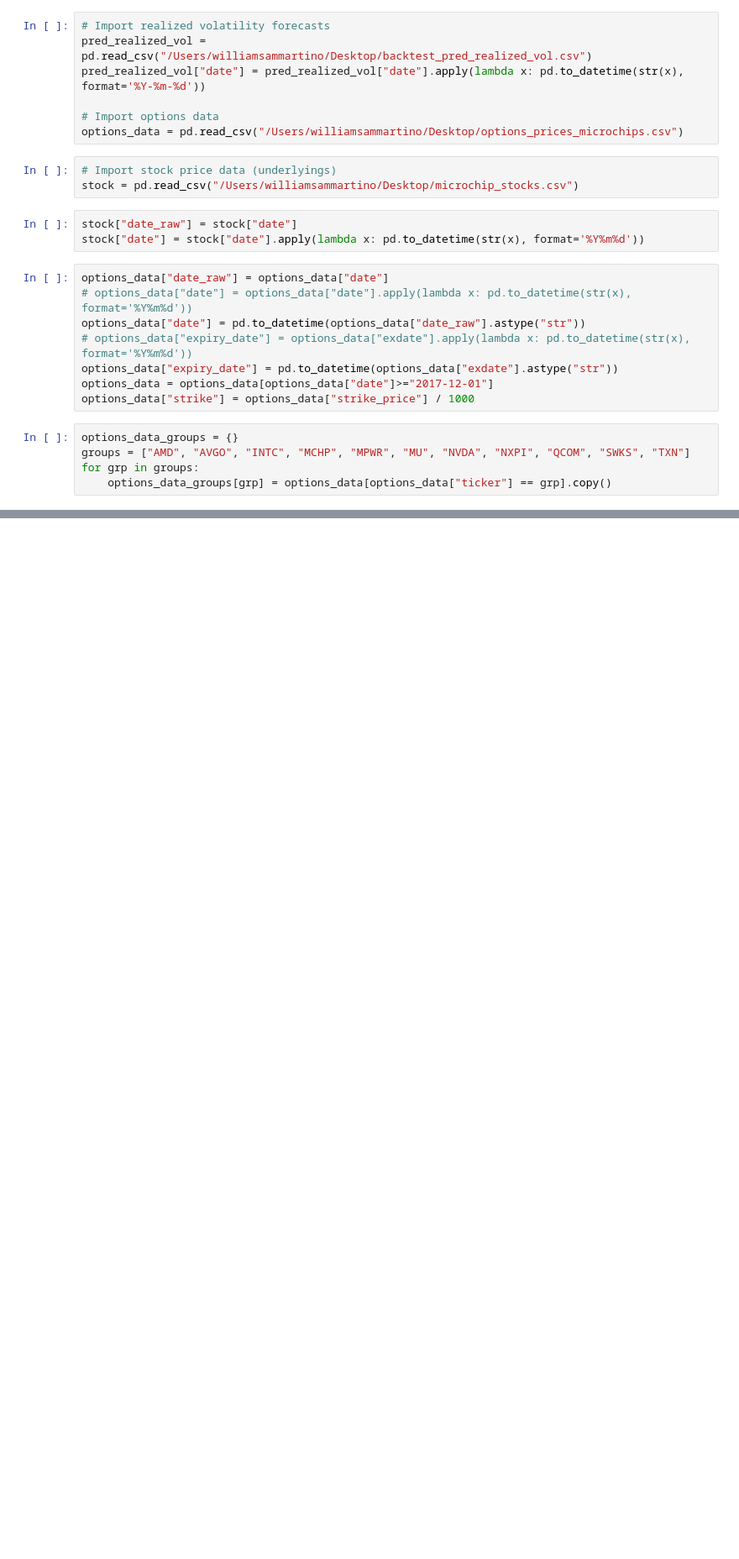
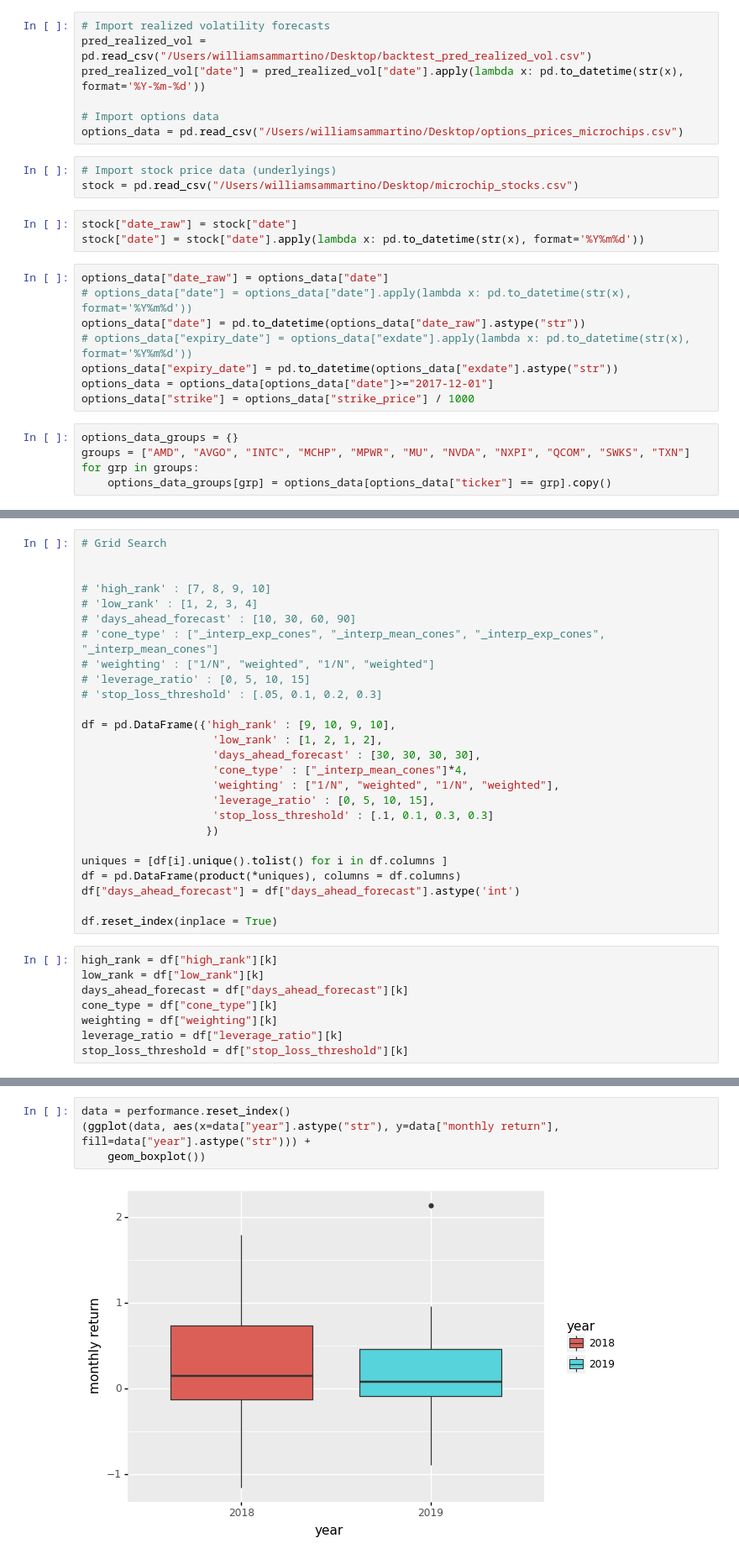
Before and after one commit to stochasticwut/Volatility_Surface_Spread_Trading_Strategy, a Jupyter notebook: Vol Cone Strategy.ipynb, the cells around one changed output, grey strips where cells are left out. Shown at 84% size. Saved outputs shown, nothing was run; the diff lists cells and outputs as text; blank space fills up the shorter version.

```diff
--- a/Vol Cone Strategy.ipynb
+++ b/Vol Cone Strategy.ipynb
@@ -749,0 +721,34 @@ pd.concat(portfolio)[['ticker',  'cp_flag', 'days_to_expiry', 'strike', 'best_bi
+# %%
+# Grid Search
+
+
+# 'high_rank' : [7, 8, 9, 10]
+# 'low_rank' : [1, 2, 3, 4]
+# 'days_ahead_forecast' : [10, 30, 60, 90]
+# 'cone_type' : ["_interp_exp_cones", "_interp_mean_cones", "_interp_exp_cones", "_interp_mean_cones"]
+# 'weighting' : ["1/N", "weighted", "1/N", "weighted"]
+# 'leverage_ratio' : [0, 5, 10, 15]
+# 'stop_loss_threshold' : [.05, 0.1, 0.2, 0.3]
+
+df = pd.DataFrame({'high_rank' : [9, 10, 9, 10],
+                    'low_rank' : [1, 2, 1, 2],
+                    'days_ahead_forecast' : [30, 30, 30, 30],
+                    'cone_type' : ["_interp_mean_cones"]*4,
+                    'weighting' : ["1/N", "weighted", "1/N", "weighted"],
+                    'leverage_ratio' : [0, 5, 10, 15],
+                    'stop_loss_threshold' : [.1, 0.1, 0.3, 0.3]
+                   })
+
+uniques = [df[i].unique().tolist() for i in df.columns ]
+df = pd.DataFrame(product(*uniques), columns = df.columns)
+df["days_ahead_forecast"] = df["days_ahead_forecast"].astype('int')
+
+df.reset_index(inplace = True)
+# %%
+high_rank = df["high_rank"][k]
+low_rank = df["low_rank"][k]
+days_ahead_forecast = df["days_ahead_forecast"][k]
+cone_type = df["cone_type"][k]
+weighting = df["weighting"][k]
+leverage_ratio = df["leverage_ratio"][k]
+stop_loss_threshold = df["stop_loss_threshold"][k]
@@ -749,0 +1183,6 @@ pd.concat(portfolio)[['ticker',  'cp_flag', 'days_to_expiry', 'strike', 'best_bi
+# %%
+data = performance.reset_index()
+(ggplot(data, aes(x=data["year"].astype("str"), y=data["monthly return"], fill=data["year"].astype("str"))) +
+    geom_boxplot())
+# %% [output]
+[figure, added]
```
Also changed, not shown: parts of 34 cells of this notebook, 1 other file.
